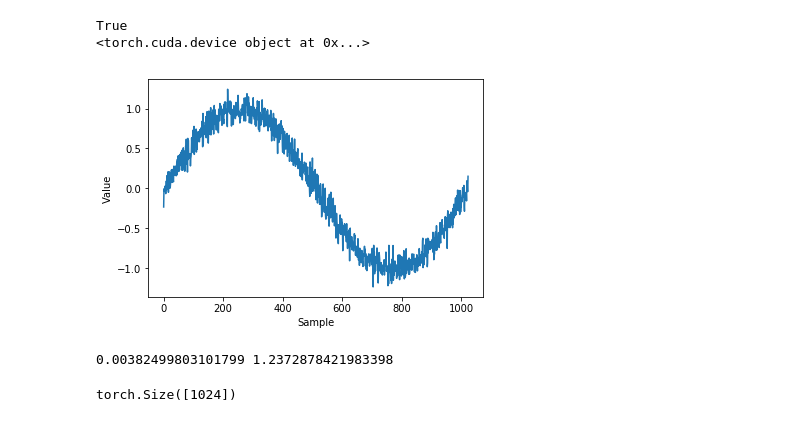
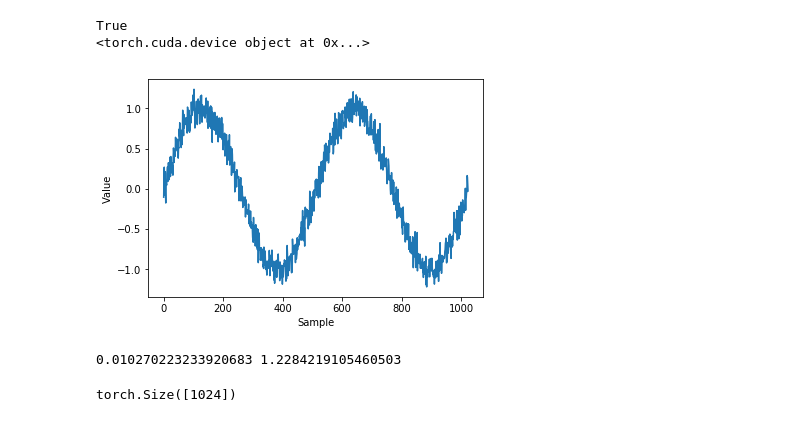
Before and after one commit to Sriram-Ravula/Sine_DIP, a Jupyter notebook: SineWave-DIP.ipynb, the cells around one changed output. Saved outputs shown, nothing was run; the diff lists cells and outputs as text; code cells hidden in the pictures.

```diff
--- a/SineWave-DIP.ipynb
+++ b/SineWave-DIP.ipynb
@@ -30,7 +30,7 @@ env: CUDA_VISIBLE_DEVICES=0
 
 LR = 1e-3 # learning rate
 MOM = 0.9 # momentum
-NUM_ITER = 100 # number iterations
+NUM_ITER = 75 # number iterations
 WD = 1e-4 # weight decay for l2-regularization
 THRESH = 0.0
 LOG_FREQ = 100 # frequency at which to display image during training
@@ -40,6 +40,7 @@ NGF = 64 # number of filters per layer
 ALEX_BATCH_SIZE = 1 # batch size of gradient step
 nc = 1 #1 channel
 WAVE_SIZE = 1024 #length of waveform
+WAVE_PERIODS = 2
 
 #if this is not a compressed sensing problem, we want A to be square
 compressed = False
@@ -65,25 +66,25 @@ True
 # %%
 #Produces a sinusoid with optional additive gaussian noise distributed (mean, std)
 def get_sinusoid(num_samples, num_periods, noisy=True, std=0.1, mean=0):
 
     Fs = num_samples
     x = np.arange(num_samples)
 
     y = np.sin(2*np.pi * num_periods * x / Fs)
 
     if noisy:
         y += (std * np.random.randn(num_samples)) + mean
 
     return y
 
-y0 = get_sinusoid(num_samples = WAVE_SIZE, num_periods = 1, noisy=True)
+y0 = get_sinusoid(num_samples = WAVE_SIZE, num_periods = WAVE_PERIODS, noisy=True)
 
 plt.plot(np.arange(1024), y0)
 plt.xlabel("Sample")
 plt.ylabel("Value")
 plt.show()
 # %% [output]
-[figure, old version]
+[figure, new version]
 # %%
 #ugly solution for maintaining wave's original image stats for normalization/renormalization
 #normalization maps wave's range: [a,b] --> [-1,1], renormalization reverses this
@@ -105,7 +106,7 @@ def renormalise(x):
 
 print(mu, sigma)
 # %% [output]
-0.00382499803101799 1.2372878421983398
+0.010270223233920683 1.2284219105460503
 # %%
 #convert array to tensor and normalise to [-1,1] for net's activation functions
 
```
Also changed, not shown: parts of 1 cell of this notebook.
